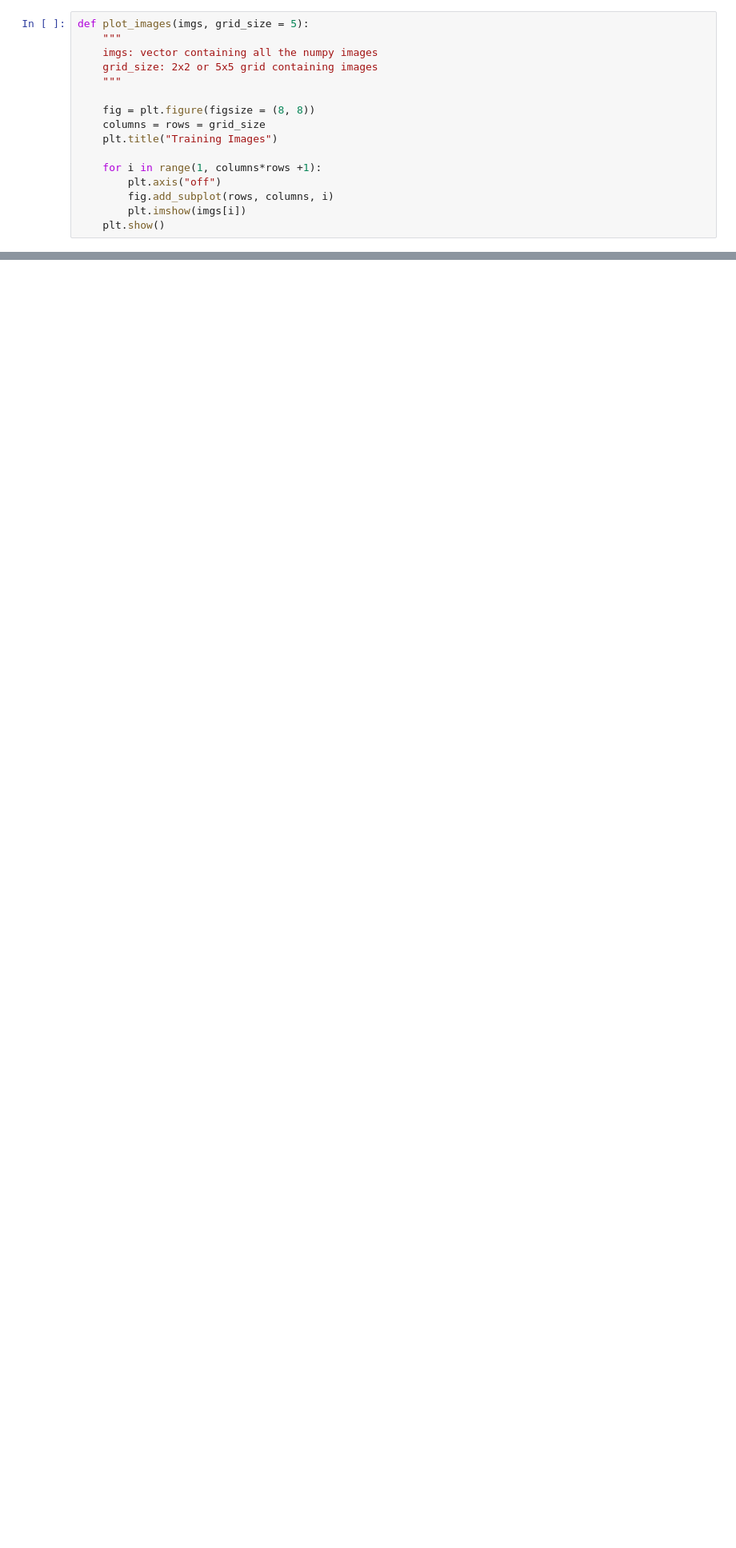
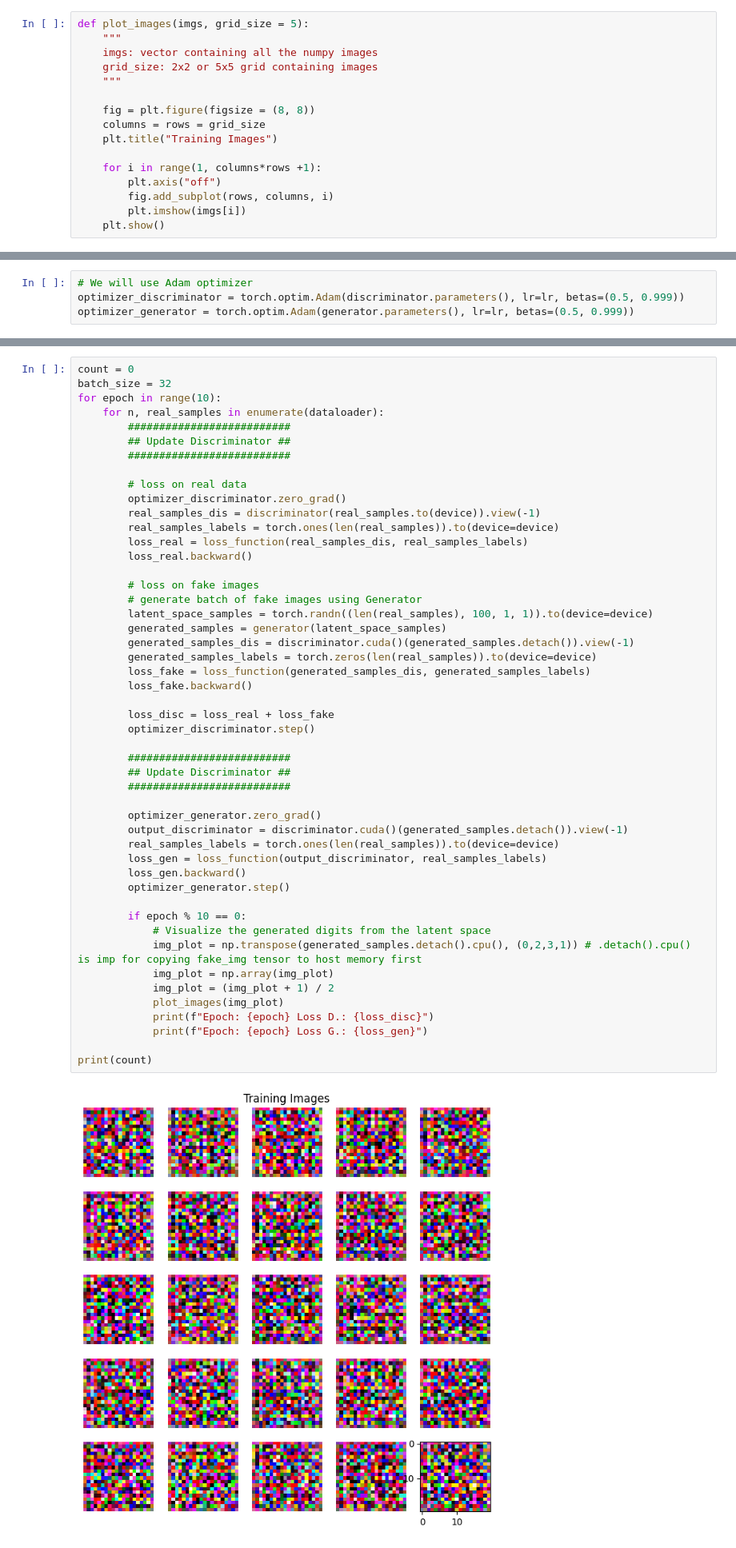
Before and after one commit to hunkim98/gan_practice, a Jupyter notebook: pixel_characters/character_generator.ipynb, the cells around one changed output, grey strips where cells are left out. Shown at 80% size. Drawn from its saved outputs; the diff is of its cells as text; blank space fills up the shorter version.

```diff
--- a/pixel_characters/character_generator.ipynb
+++ b/pixel_characters/character_generator.ipynb
@@ -123,0 +244,4 @@ plot_images(imgs['arr_0'], 3)
+# %%
+# We will use Adam optimizer
+optimizer_discriminator = torch.optim.Adam(discriminator.parameters(), lr=lr, betas=(0.5, 0.999))
+optimizer_generator = torch.optim.Adam(generator.parameters(), lr=lr, betas=(0.5, 0.999))
@@ -123,0 +264,51 @@ plot_images(imgs['arr_0'], 3)
+# %%
+count = 0
+batch_size = 32
+for epoch in range(10):
+    for n, real_samples in enumerate(dataloader):
+        ##########################
+        ## Update Discriminator ##
+        ##########################
+
+        # loss on real data
+        optimizer_discriminator.zero_grad()
+        real_samples_dis = discriminator(real_samples.to(device)).view(-1)
+        real_samples_labels = torch.ones(len(real_samples)).to(device=device)
+        loss_real = loss_function(real_samples_dis, real_samples_labels)
+        loss_real.backward()
+
+        # loss on fake images
+        # generate batch of fake images using Generator
+        latent_space_samples = torch.randn((len(real_samples), 100, 1, 1)).to(device=device)
+        generated_samples = generator(latent_space_samples)
+        generated_samples_dis = discriminator.cuda()(generated_samples.detach()).view(-1)
+        generated_samples_labels = torch.zeros(len(real_samples)).to(device=device)
+        loss_fake = loss_function(generated_samples_dis, generated_samples_labels)
+        loss_fake.backward()
+
+        loss_disc = loss_real + loss_fake
+        optimizer_discriminator.step()
+
+        ##########################
+        ## Update Discriminator ##
+        ##########################
+
+        optimizer_generator.zero_grad()
+        output_discriminator = discriminator.cuda()(generated_samples.detach()).view(-1)
+        real_samples_labels = torch.ones(len(real_samples)).to(device=device)
+        loss_gen = loss_function(output_discriminator, real_samples_labels)
+        loss_gen.backward()
+        optimizer_generator.step()
+
+        if epoch % 10 == 0:
+            # Visualize the generated digits from the latent space
+            img_plot = np.transpose(generated_samples.detach().cpu(), (0,2,3,1)) # .detach().cpu() is imp for copying fake_img tensor to host memory first
+            img_plot = np.array(img_plot)
+            img_plot = (img_plot + 1) / 2
+            plot_images(img_plot)
+            print(f"Epoch: {epoch} Loss D.: {loss_disc}")
+            print(f"Epoch: {epoch} Loss G.: {loss_gen}")
+
+print(count)
+# %% [output]
+[figure, added]
```
Also changed, not shown: parts of 15 cells of this notebook, 8 other files.
